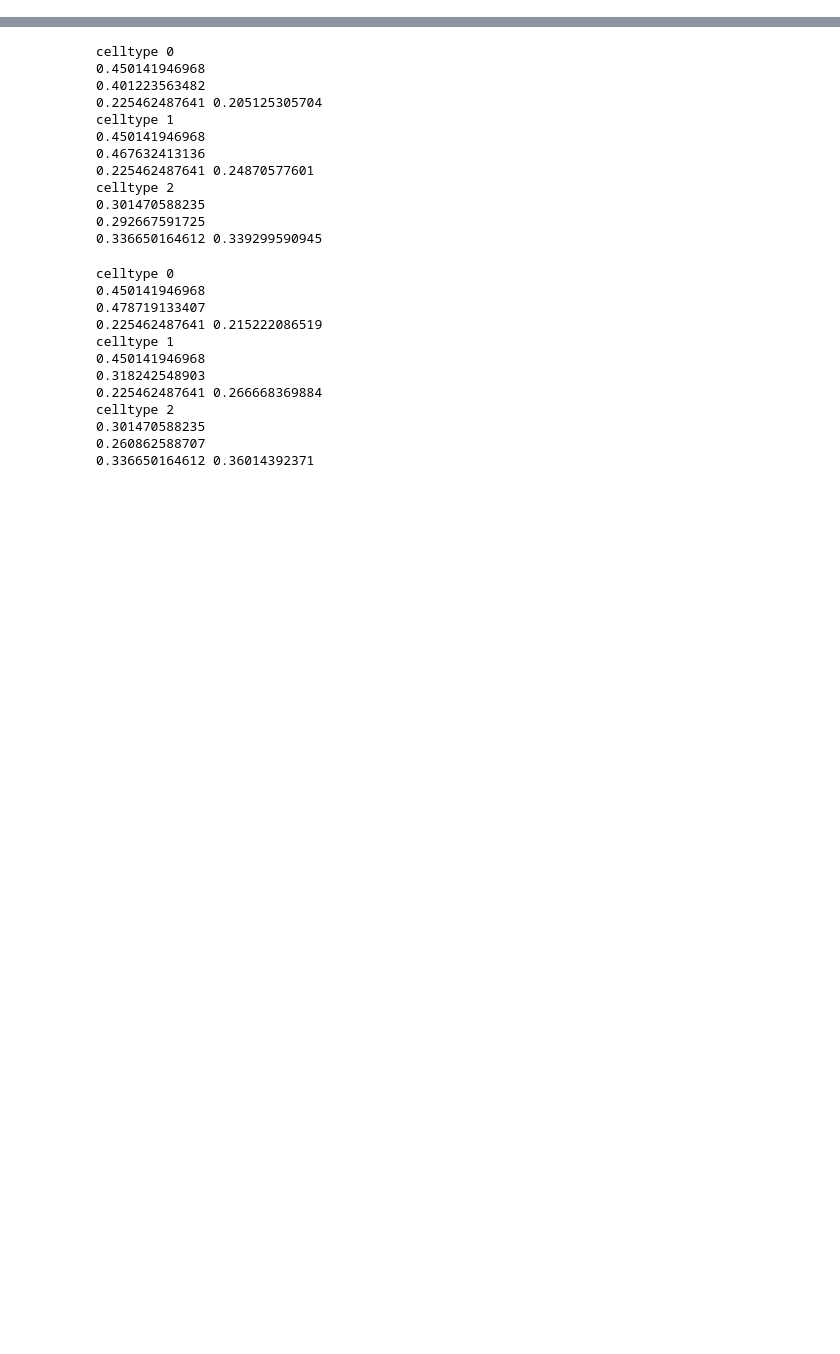
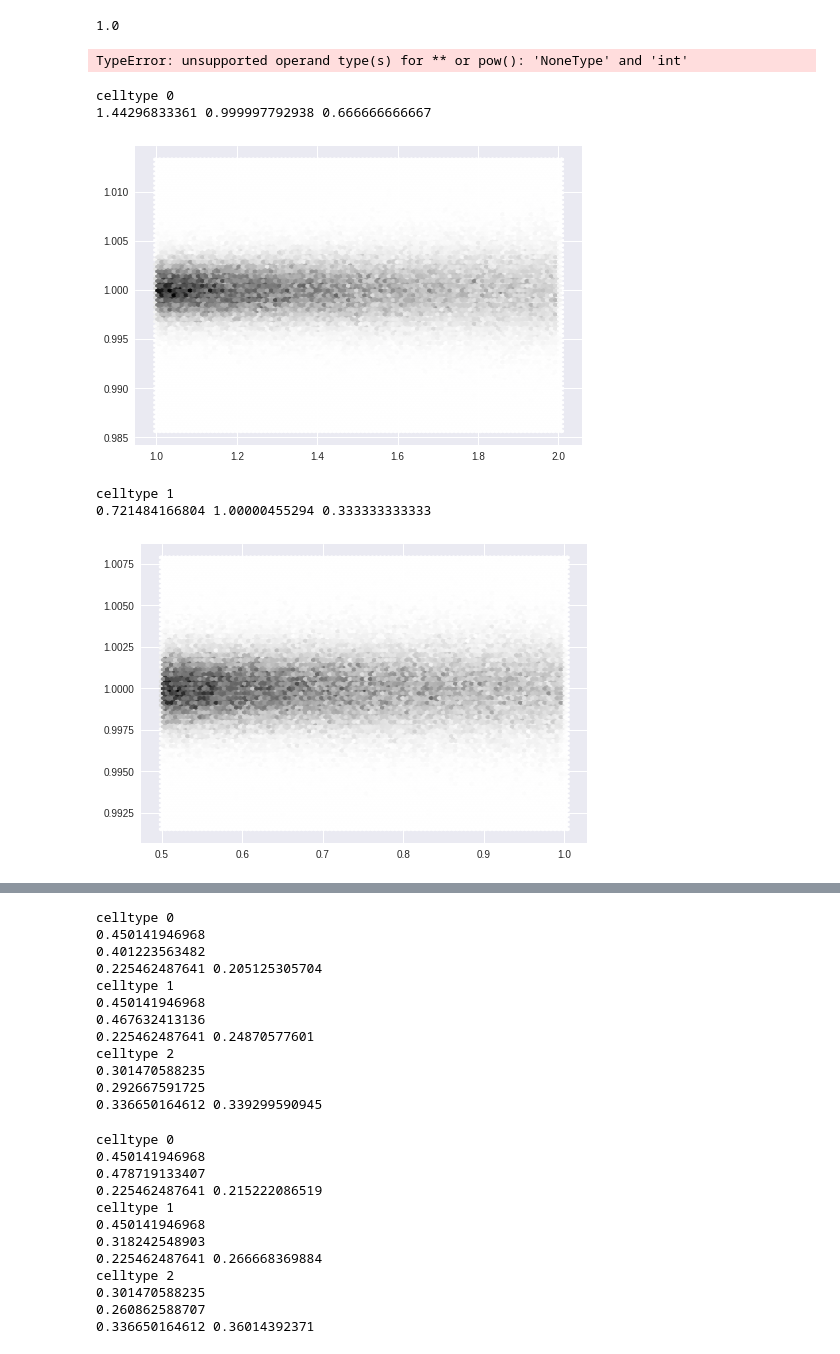
Before and after one commit to felixbarber/growth_rate_simulations_public, a Jupyter notebook: correlation_adder_tester_5.ipynb, the cells around one changed output, grey strips where cells are left out. Saved outputs shown, nothing was run; the diff lists cells and outputs as text; code cells hidden in the pictures; blank space fills up the shorter version.

```diff
--- a/correlation_adder_tester_5.ipynb
+++ b/correlation_adder_tester_5.ipynb
@@ -15,14 +18,14 @@ The autoreload extension is already loaded. To reload it, use:
 %autoreload 2
 # %%
 td = [np.log(2), np.log(2)]
-td_std = [0.01, 0.01]
+td_std = [0.001, 0.001]
 # td = [1.0, 1.0]
 # td_std = [0.1, 0.1]
 
 # this script uses a simple adder model
 
 par1 = {'nstep': 1000, 'dt':0.01, 'td': td, 'td_std': td_std, 'v_init':1.0, 'modeltype':1, 'delta':1.0,
-        'lambda_std':0.0, 'alpha':0.5}
+        'lambda_std':None, 'alpha':0.5}
 # par1['lambda'] = scipy.optimize.fsolve(g.fn_1, x0=np.log(2.0) / np.mean(td), args=(par1['td'][0], par1['td'][1]))[0]
 # temp = 0.5/(np.exp(par1['lambda']*par1['td'][1])-1)
 # par1['r'] = temp/(1-temp)
@@ -31,3 +34,26 @@ par1['lambda']=1.0
 # %%
 init_pop = g.starting_popn(par1)
 c,obs = g.discr_time_1(par1, init_pop)
+# %%
+temp1 = scipy.stats.linregress(obs[1][400:], np.log(obs[7][400:]))
+print temp1[0], (1.0-(1.0-np.log(2)/2)*par1['lambda_std']**2)
+# %% [output]
+1.0
+TypeError: unsupported operand type(s) for ** or pow(): 'NoneType' and 'int'
+# %%
+for i0 in range(2):
+    print 'celltype', i0
+    temp1 = np.asarray([obj.vb for obj in c[10**4:] if obj.celltype==i0])
+    temp2 = np.asarray([obj.vd for obj in c[10**4:] if obj.celltype==i0])
+    temp3 = np.asarray([obj.parent.vd for obj in c[10**4:] if obj.celltype==i0])
+    temp4=temp1/temp3
+    print np.mean(temp1), np.mean(temp2-temp1),  np.amin(temp4)
+    plt.hexbin(temp1,temp2-temp1)
+    plt.show()
+# %% [output]
+celltype 0
+1.44296833361 0.999997792938 0.666666666667
+[figure, added]
+celltype 1
+0.721484166804 1.00000455294 0.333333333333
+[figure, added]
```
Also changed, not shown: parts of 6 cells of this notebook, 2 other files.
